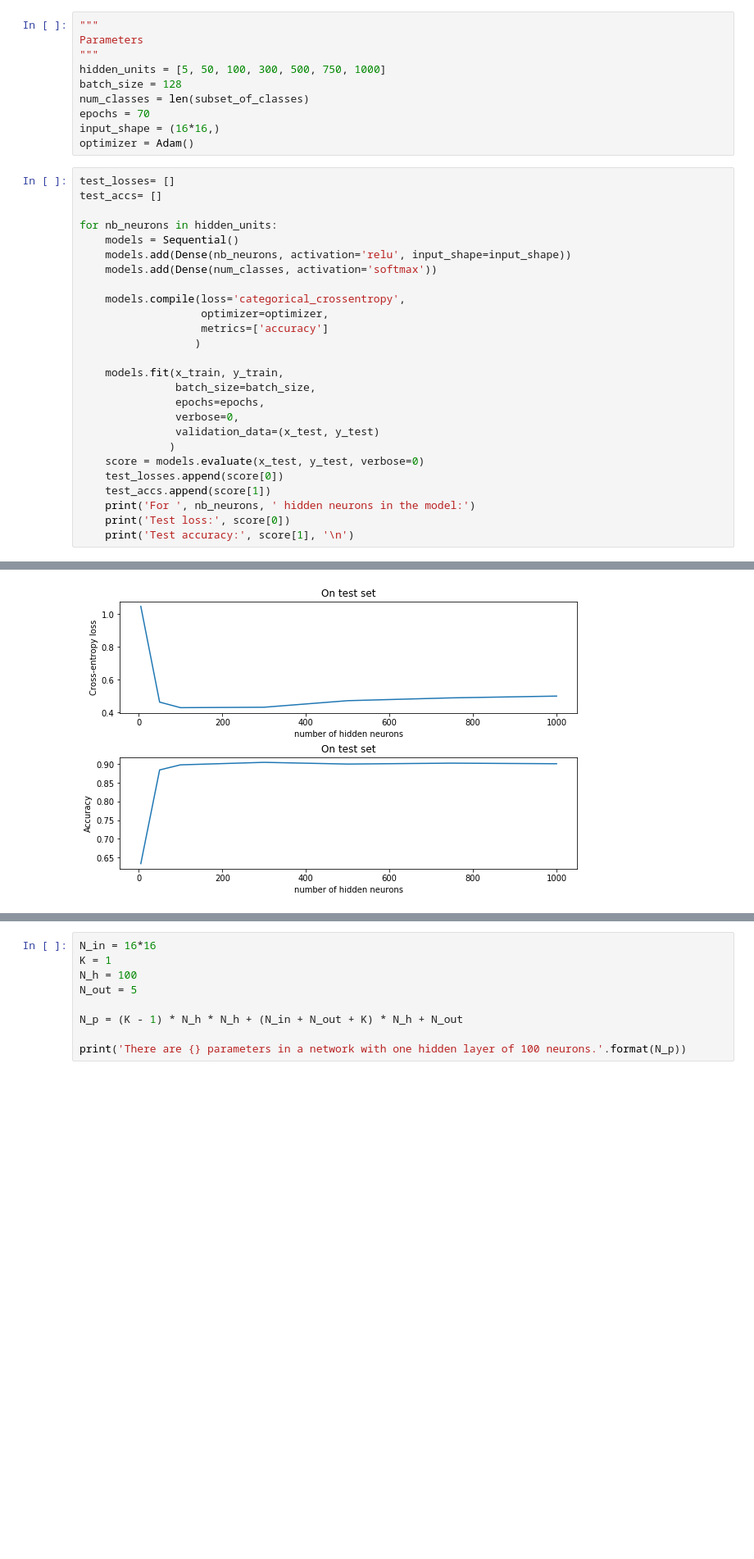
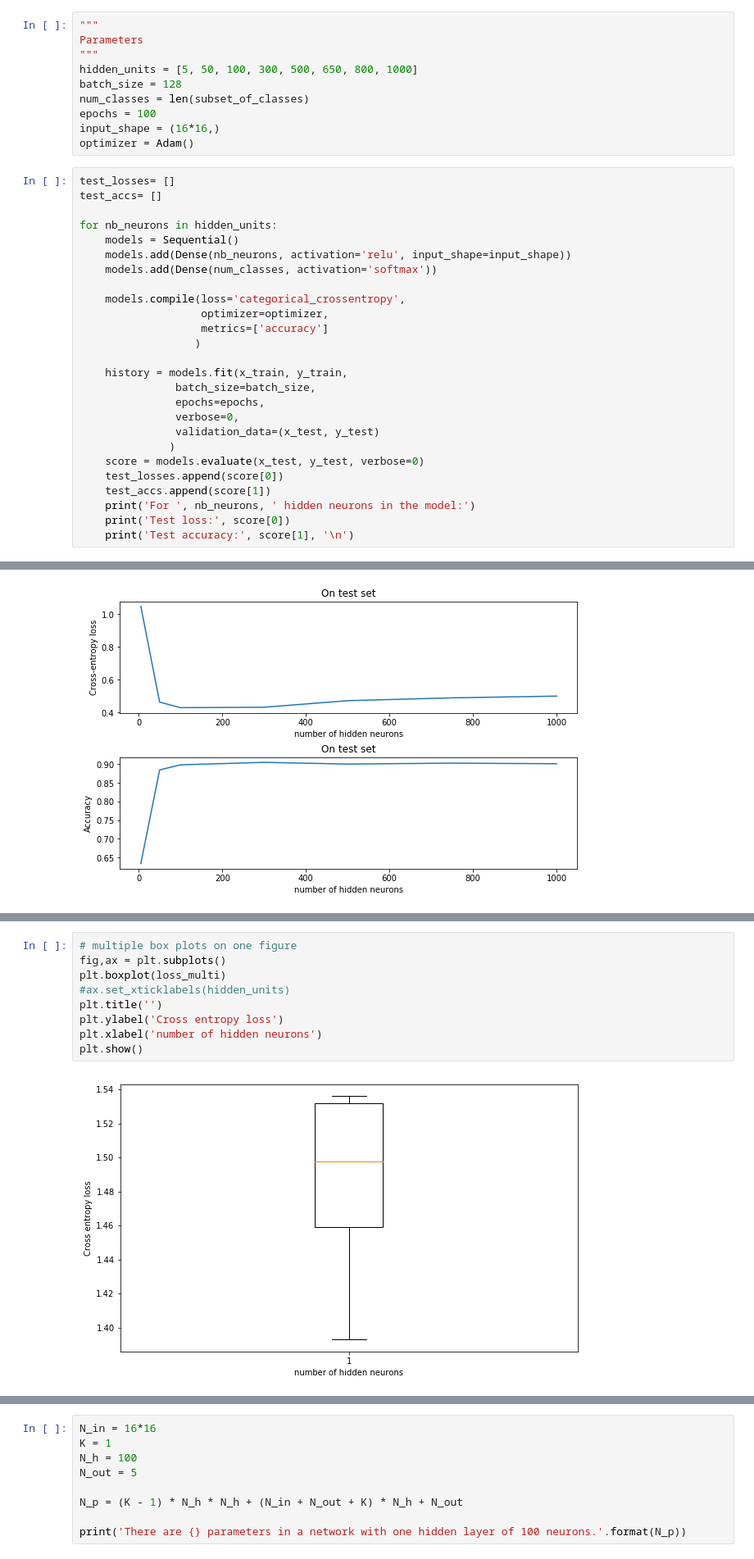
Before and after one commit to SSappy/ANN-Project-1, a Jupyter notebook: miniproject1.ipynb, the cells around one changed output, grey strips where cells are left out. Shown at 82% size. Drawn from its saved outputs; the diff is of its cells as text; blank space fills up the shorter version.

```diff
--- a/miniproject1.ipynb
+++ b/miniproject1.ipynb
@@ -614,10 +596,10 @@ Investigate how the best validation loss and accuracy depends on the number of h
 """
 Parameters
 """
-hidden_units = [5, 50, 100, 300, 500, 750, 1000]
+hidden_units = [5, 50, 100, 300, 500, 650, 800, 1000]
 batch_size = 128
 num_classes = len(subset_of_classes)
-epochs = 70
+epochs = 100
 input_shape = (16*16,)
 optimizer = Adam()
 # %%
@@ -634,7 +616,7 @@ for nb_neurons in hidden_units:
                    metrics=['accuracy']
                   )
 
-    models.fit(x_train, y_train,
+    history = models.fit(x_train, y_train,
                batch_size=batch_size,
                epochs=epochs,
                verbose=0,
@@ -682,0 +697,11 @@ plt.show()
+# %%
+# multiple box plots on one figure
+fig,ax = plt.subplots()
+plt.boxplot(loss_multi)
+#ax.set_xticklabels(hidden_units)
+plt.title('')
+plt.ylabel('Cross entropy loss')
+plt.xlabel('number of hidden neurons')
+plt.show()
+# %% [output]
+[figure, added]
```
Also changed, not shown: parts of 20 cells of this notebook.
